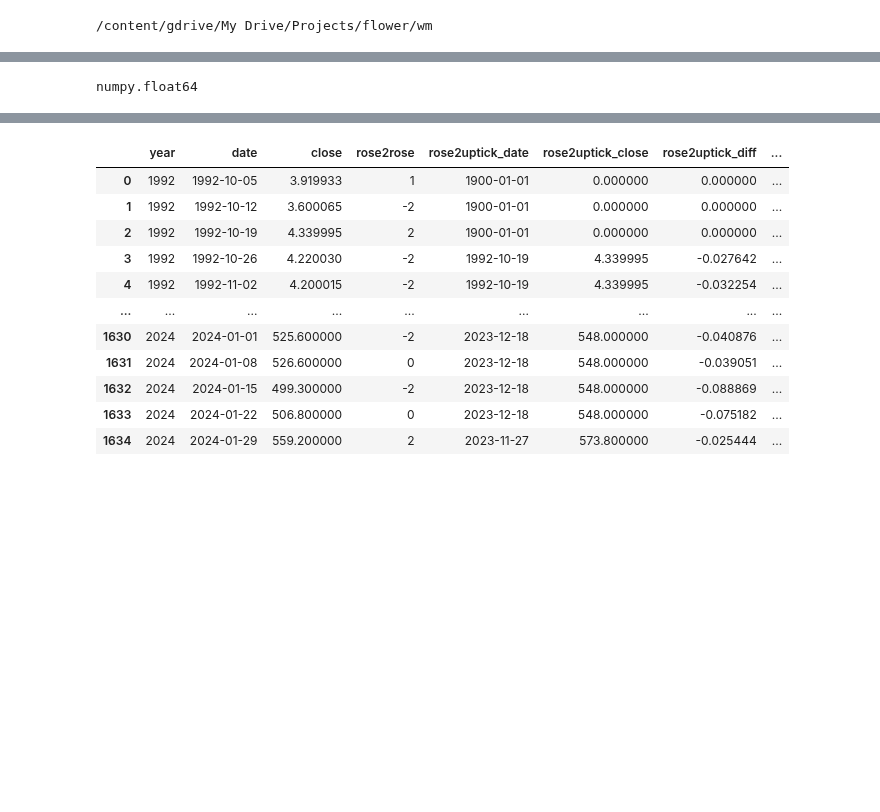
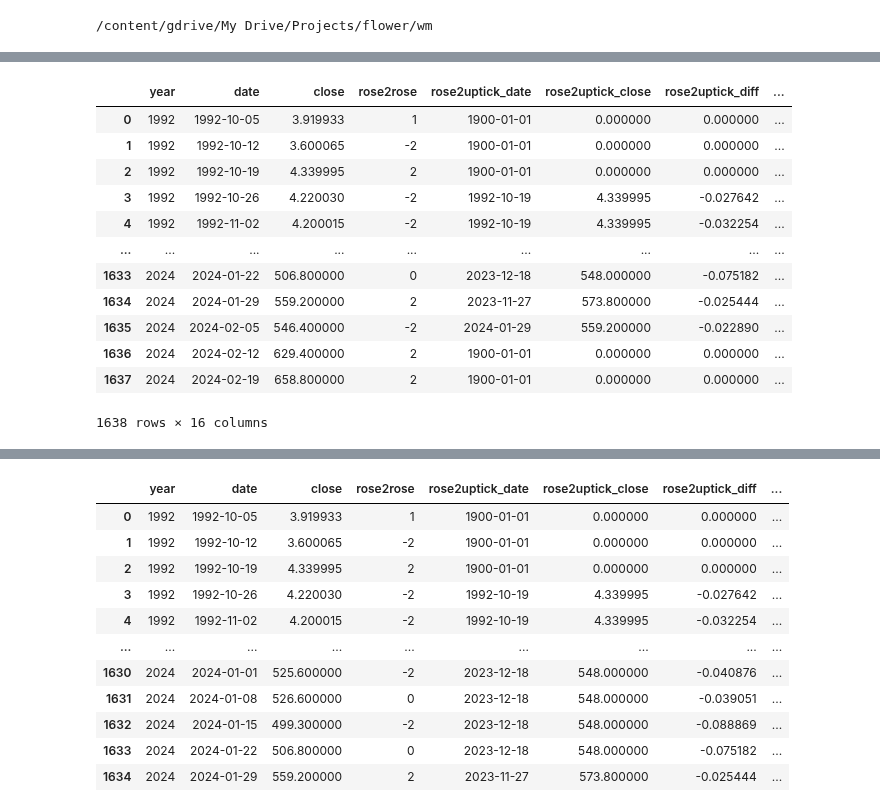
Before and after one commit to ai357060/flower, a Jupyter notebook: wm/aw01.ipynb, the cells around one changed output, grey strips where cells are left out. Cells and saved outputs as stored; diff of their text form; code cells hidden in the pictures; blank space fills up the shorter version.

```diff
--- a/wm/aw01.ipynb
+++ b/wm/aw01.ipynb
@@ -52,7 +54,8 @@ from tradestats import rose
 history = 10
 ignore_max = 11
 entry_max = ignore_max
-filenames = ['mbk_w.csv','mbk_d.csv','alr_w.csv','alr_d.csv','pko_w.csv','pko_d.csv','peo_w.csv','peo_d.csv','pkn_w.csv','pkn_d.csv']
+#filenames = ['mbk_w.csv','mbk_d.csv','alr_w.csv','alr_d.csv','pko_w.csv','pko_d.csv','peo_w.csv','peo_d.csv','pkn_w.csv','pkn_d.csv']
+filenames = ['mbk_w.csv']
 progress = 0
 progress_max = ((ignore_max)/2)*(ignore_max-1)*len(filenames)
 stats = pd.DataFrame()
@@ -67,8 +70,10 @@ for filename in filenames:
   else:
     print('file timeframe not supported')
     continue
-  for ignore in range(1,ignore_max):
-    for entry in range(ignore,entry_max):
+#  for ignore in range(1,ignore_max):
+#    for entry in range(ignore,entry_max):
+  for ignore in range(2,3):
+    for entry in range(4,5):
       periods = [2]
       dictList = []
       colFeat = []
@@ -154,6 +127,18 @@ Warning: Total number of columns (42) exceeds max_columns (20) limiting to first
 # %%
 stats.to_csv(sep=';',path_or_buf='../Data/stats.csv',date_format="%Y-%m-%d",index = False,na_rep='')
-# %%
-type(sum)
-# %% [output]
-numpy.float64
+# %%
+masterFrame
+# %% [output]
+|  | year | date | close | rose2rose | rose2uptick_date | rose2uptick_close | rose2uptick_diff | ... |
+| 0 | 1992 | 1992-10-05 | 3.919933 | 1 | 1900-01-01 | 0.000000 | 0.000000 | ... |
+| 1 | 1992 | 1992-10-12 | 3.600065 | -2 | 1900-01-01 | 0.000000 | 0.000000 | ... |
+| 2 | 1992 | 1992-10-19 | 4.339995 | 2 | 1900-01-01 | 0.000000 | 0.000000 | ... |
+| 3 | 1992 | 1992-10-26 | 4.220030 | -2 | 1992-10-19 | 4.339995 | -0.027642 | ... |
+| 4 | 1992 | 1992-11-02 | 4.200015 | -2 | 1992-10-19 | 4.339995 | -0.032254 | ... |
+| ... | ... | ... | ... | ... | ... | ... | ... | ... |
+| 1633 | 2024 | 2024-01-22 | 506.800000 | 0 | 2023-12-18 | 548.000000 | -0.075182 | ... |
+| 1634 | 2024 | 2024-01-29 | 559.200000 | 2 | 2023-11-27 | 573.800000 | -0.025444 | ... |
+| 1635 | 2024 | 2024-02-05 | 546.400000 | -2 | 2024-01-29 | 559.200000 | -0.022890 | ... |
+| 1636 | 2024 | 2024-02-12 | 629.400000 | 2 | 1900-01-01 | 0.000000 | 0.000000 | ... |
+| 1637 | 2024 | 2024-02-19 | 658.800000 | 2 | 1900-01-01 | 0.000000 | 0.000000 | ... |
+1638 rows × 16 columns
```
Also changed, not shown: parts of 4 cells of this notebook, 3 other files.
